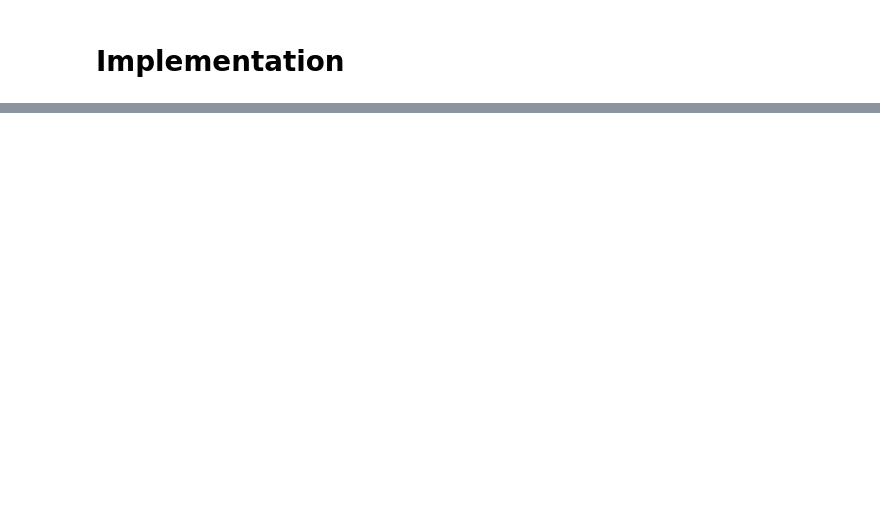
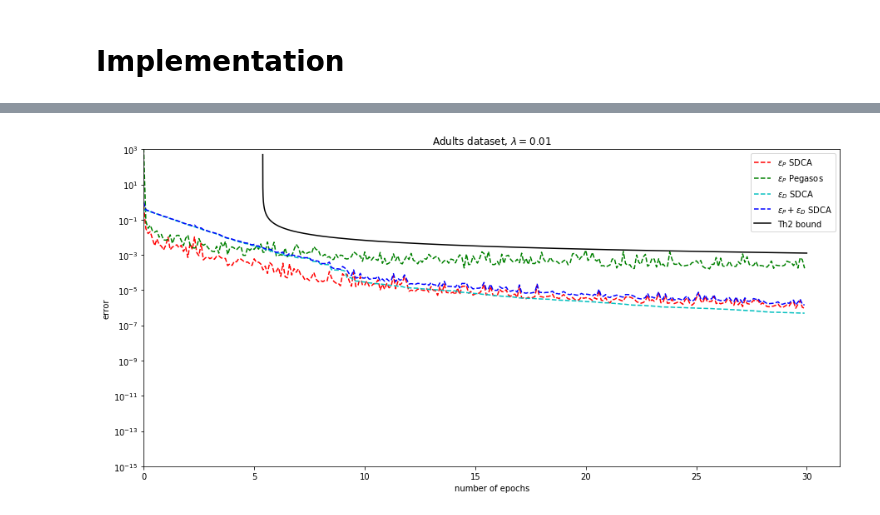
Before and after one commit to schechtman/SDCA, a Jupyter notebook: Untitled.ipynb, the cells around one changed output, grey strips where cells are left out. Drawn from its saved outputs; the diff is of its cells as text; code cells hidden in the pictures; blank space fills up the shorter version.

```diff
--- a/Untitled.ipynb
+++ b/Untitled.ipynb
@@ -519,0 +251,8 @@ ValueError: x and y must have same first dimension, but have shapes (100,) and (
+# %%
+lmd = 1e-2
+n = y_train.shape[0]
+C_scikit = 1 / (lmd * n)
+
+epoch = y_train.shape[0]
+n_iter = 30 * epoch
+save_loss = int(epoch / 10)
@@ -519,0 +276,21 @@ ValueError: x and y must have same first dimension, but have shapes (100,) and (
+# %%
+w, alpha, P, D, C, C2 = sdca(X_train, y_train, n_iter=n_iter, option="high_prob", lmd=lmd, save_loss=save_loss)
+# %%
+w_peg, P_peg, C_peg, C2_peg = Pegasos(
+    X_train, y_train, n_iter=n_iter, lmd=lmd, save_loss=save_loss)
+# %%
+plt.figure(figsize=(15,7))
+plt.plot(np.arange(0, n_iter , save_loss) / epoch, np.array(P) - P_star , "r--", label="$\epsilon_P$ SDCA")
+plt.plot(np.arange(0, n_iter, save_loss) / epoch, np.array(P_peg) - P_star, "g--", label="$\epsilon_P$ Pegasos")
+plt.plot(np.arange(0, n_iter, save_loss) / epoch, P_star - np.array(D), "c--", label="$\epsilon_D$ SDCA")
+plt.plot(np.arange(0, n_iter, save_loss) / epoch, np.array(P) - np.array(D), "b--", label="$\epsilon_P + \epsilon_D$ SDCA")
+plt.plot(np.arange(0, len(dual_gap_bound)) / epoch, dual_gap_bound, "black", label="Th2 bound")
+plt.ylim( (10**(-15), 10**3) )
+plt.xlim(0)
+plt.title("Adults dataset, $\lambda = {}$".format(lmd))
+plt.ylabel("error")
+plt.xlabel("number of epochs")
+plt.legend()
+plt.yscale("log")
+# %% [output]
+[figure, added]
```
Also changed, not shown: parts of 135 cells of this notebook.
